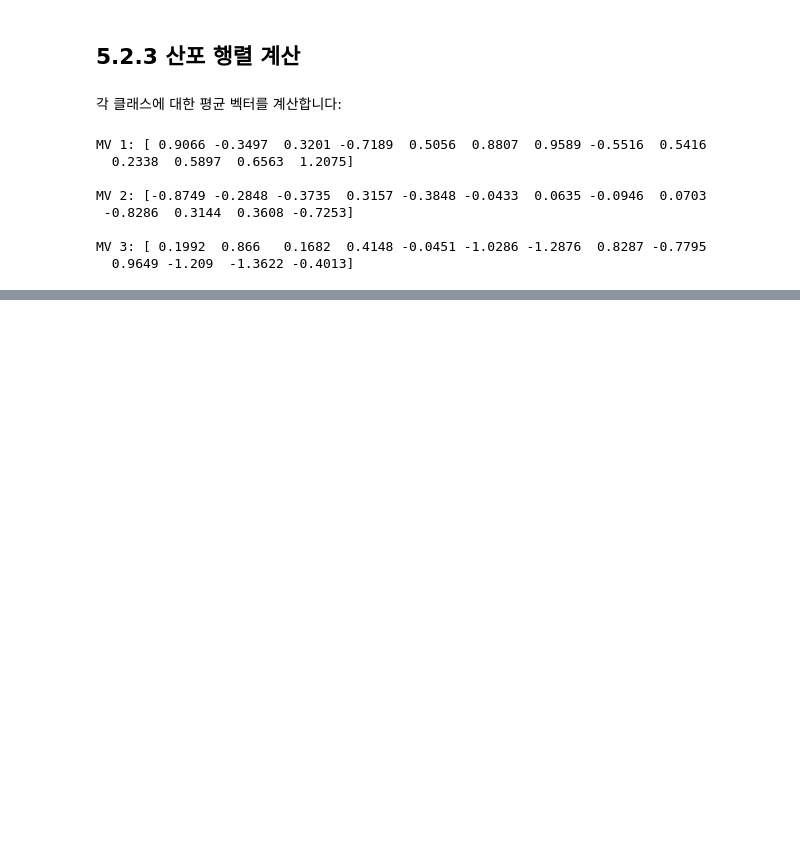
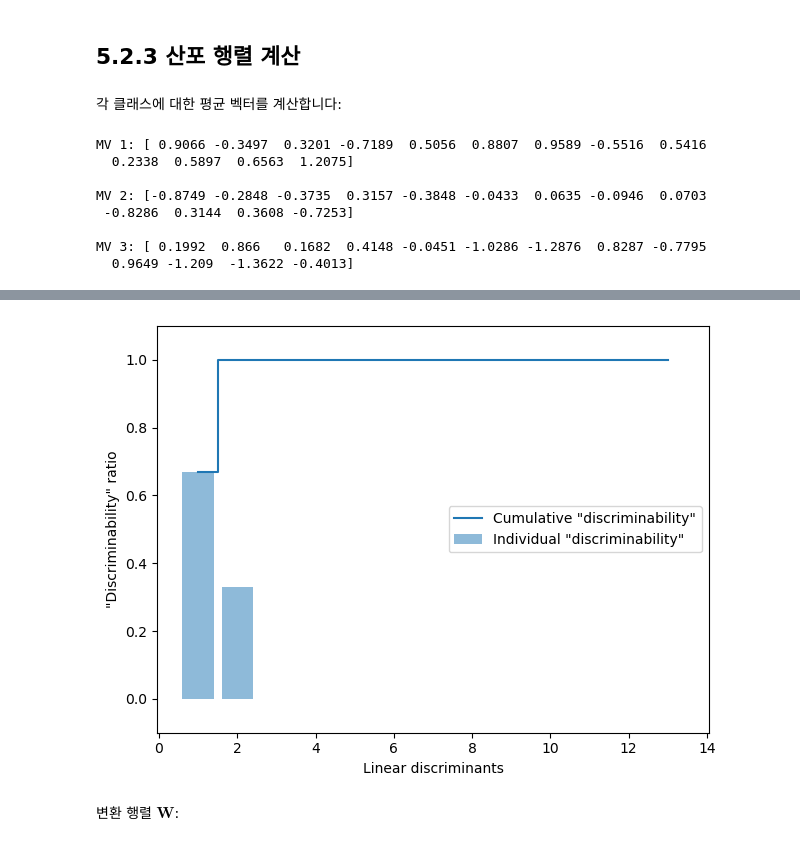
Before and after one commit to leeyb12/Self-Study, a Jupyter notebook: 006/머신 러닝 교과서 3판/ch05.ipynb, the cells around one changed output, grey strips where cells are left out. Drawn from its saved outputs; the diff is of its cells as text; code cells hidden in the pictures; blank space fills up the shorter version.

```diff
--- a/006/머신 러닝 교과서 3판/ch05.ipynb
+++ b/006/머신 러닝 교과서 3판/ch05.ipynb
@@ -424,0 +453,8 @@ MV 3: [ 0.1992  0.866   0.1682  0.4148 -0.0451 -1.0286 -1.2876  0.8287 -0.7795
+# %%
+d = 13  # 특성의 수
+S_W = np.zeros((d, d))
+for label, mv in zip(range(1, 4), mean_vecs):
+    class_scatter = np.cov(X_train_std[y_train == label].T)
+    S_W += class_scatter
+print('스케일 조정된 클래스 내의 산포 행렬: %sx%s' %
+      (S_W.shape[0], S_W.shape[1]))
@@ -424,0 +467,11 @@ MV 3: [ 0.1992  0.866   0.1682  0.4148 -0.0451 -1.0286 -1.2876  0.8287 -0.7795
+# %%
+mean_overall = np.mean(X_train_std, axis=0)
+mean_overall = mean_overall.reshape(d, 1)  # 열 벡터로 만들기
+d = 13  # 특성 개수
+S_B = np.zeros((d, d))
+for i, mean_vec in enumerate(mean_vecs):
+    n = X_train_std[y_train == i + 1, :].shape[0]
+    mean_vec = mean_vec.reshape(d, 1)  # 열 벡터로 만들기
+    S_B += n * (mean_vec - mean_overall).dot((mean_vec - mean_overall).T)
+
+print('클래스 간의 산포 행렬: %sx%s' % (S_B.shape[0], S_B.shape[1]))
@@ -424,0 +484,2 @@ MV 3: [ 0.1992  0.866   0.1682  0.4148 -0.0451 -1.0286 -1.2876  0.8287 -0.7795
+# %%
+eigen_vals, eigen_vecs = np.linalg.eig(np.linalg.inv(S_W).dot(S_B))
@@ -424,0 +516,20 @@ MV 3: [ 0.1992  0.866   0.1682  0.4148 -0.0451 -1.0286 -1.2876  0.8287 -0.7795
+# %%
+tot = sum(eigen_vals.real)
+discr = [(i / tot) for i in sorted(eigen_vals.real, reverse=True)]
+cum_discr = np.cumsum(discr)
+
+plt.bar(range(1, 14), discr, alpha=0.5, align='center',
+        label='Individual "discriminability"')
+plt.step(range(1, 14), cum_discr, where='mid',
+         label='Cumulative "discriminability"')
+plt.ylabel('"Discriminability" ratio')
+plt.xlabel('Linear discriminants')
+plt.ylim([-0.1, 1.1])
+plt.legend(loc='best')
+plt.tight_layout()
+# plt.savefig('images/05_07.png', dpi=300)
+plt.show()
+# %% [output]
+[figure, added]
+# %% [markdown]
+변환 행렬 $\boldsymbol W$:
```
Also changed, not shown: parts of 63 cells of this notebook, 4 other files.
